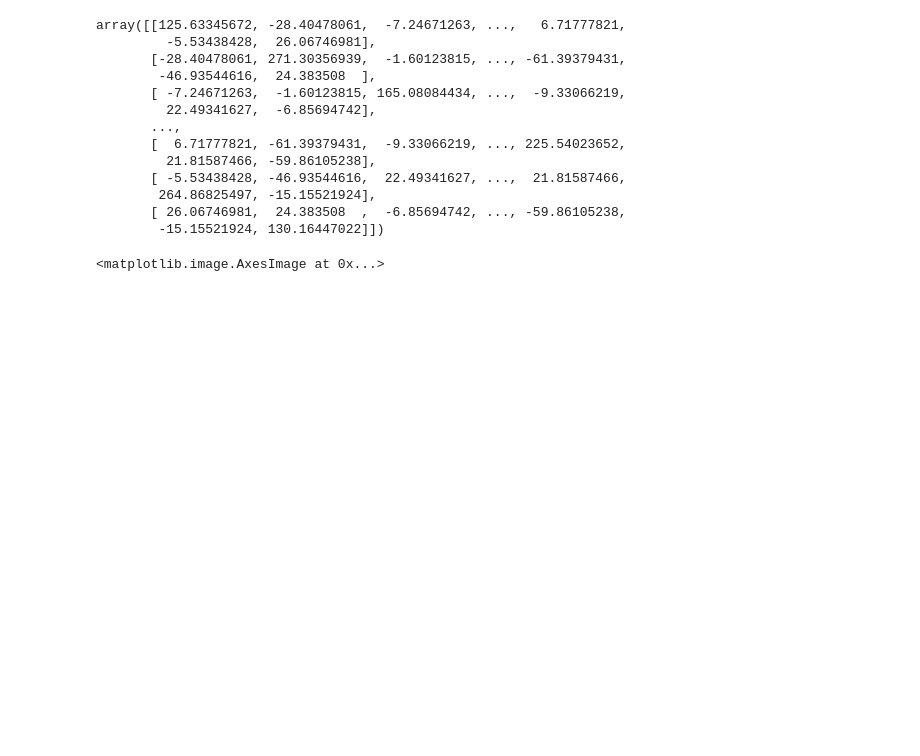
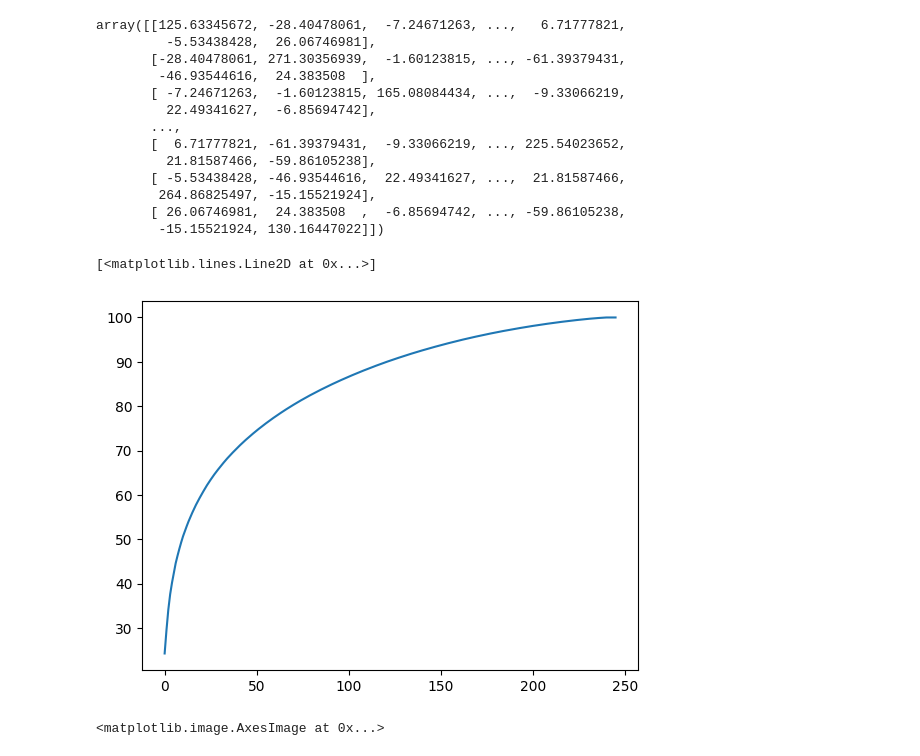
Before and after one commit to bblachut/PUM, a Jupyter notebook: lab2/lab2.ipynb, the cells around one changed output. Cells and saved outputs as stored; diff of their text form; code cells hidden in the pictures; blank space fills up the shorter version.

Commit message:
add explained variance plot

```diff
--- a/lab2/lab2.ipynb
+++ b/lab2/lab2.ipynb
@@ -90,6 +90,11 @@ array([[125.63345672, -28.40478061,  -7.24671263, ...,   6.71777821,
         264.86825497, -15.15521924],
        [ 26.06746981,  24.383508  ,  -6.85694742, ..., -59.86105238,
         -15.15521924, 130.16447022]])
+# %%
+plt.plot(np.cumsum(pca.explained_variance_ratio_ * 100))
+# %% [output]
+[<matplotlib.lines.Line2D at 0x...>]
+[figure, added]
 # %%
 train_pca_recovered = pca.inverse_transform(train_pca)
 im_rec = train_pca_recovered[0].reshape(224, 224)
```
